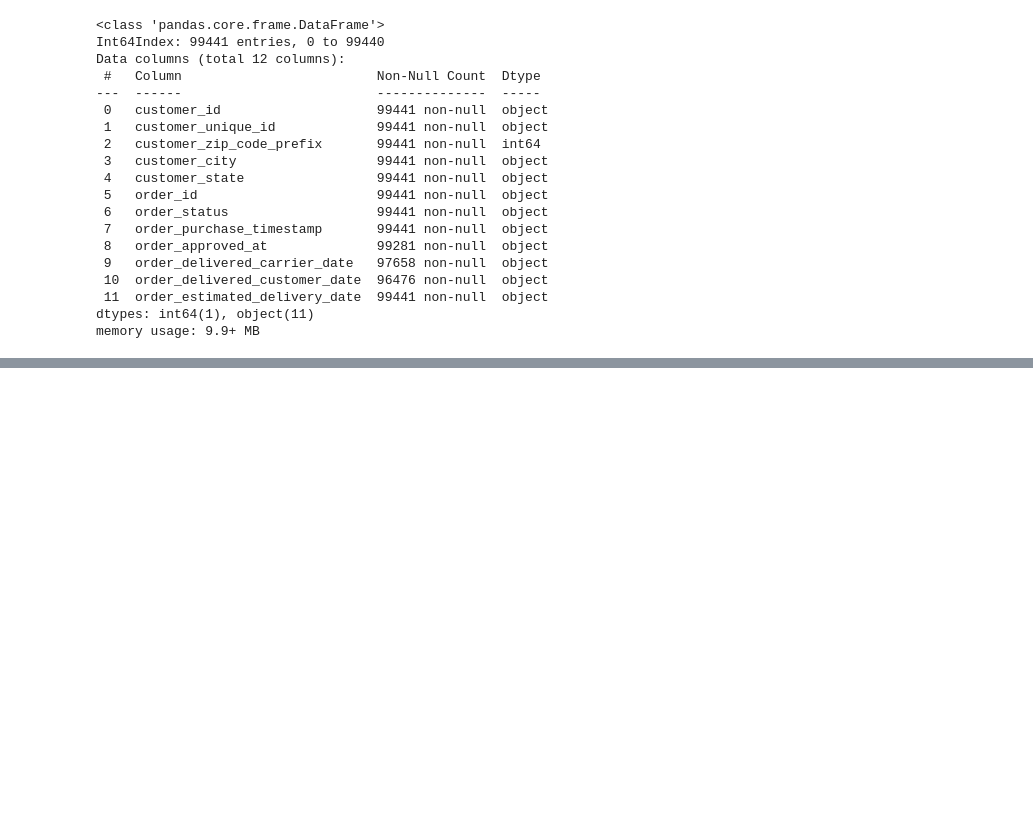
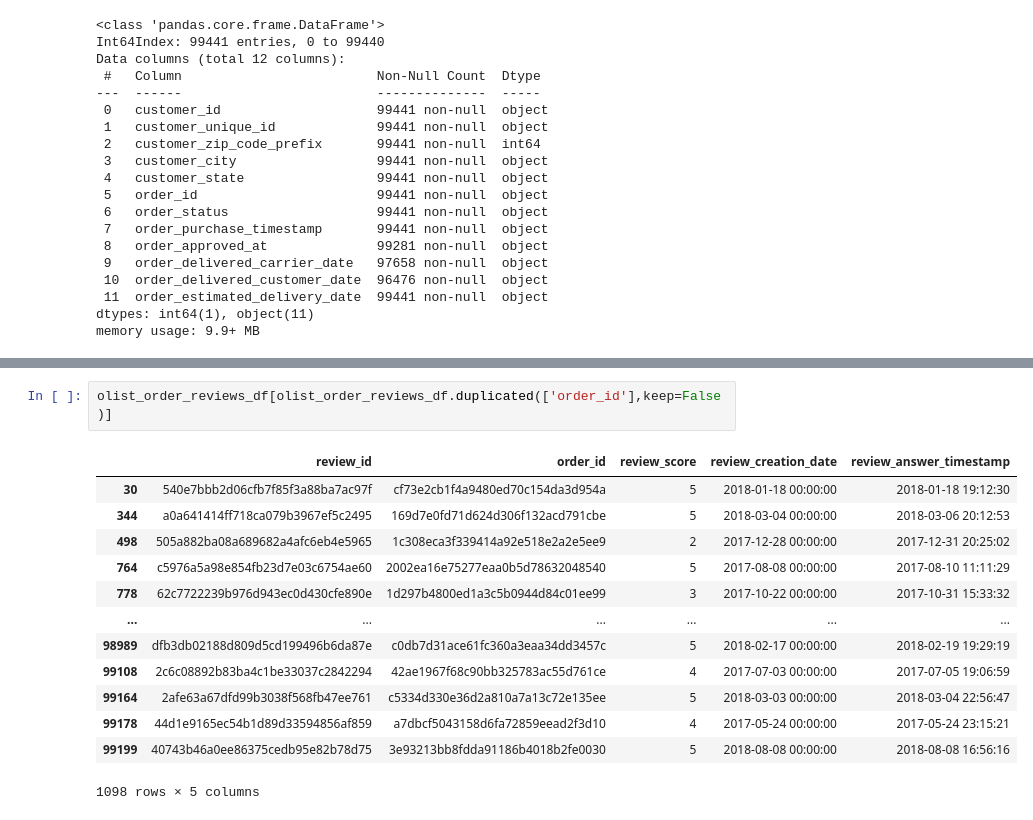
Before and after one commit to MariaDBPerez/clients_segmentation, a Jupyter notebook: project_5.ipynb, the cells around one changed output, grey strips where cells are left out. Saved outputs shown, nothing was run; the diff lists cells and outputs as text; blank space fills up the shorter version.

```diff
--- a/project_5.ipynb
+++ b/project_5.ipynb
@@ -386,0 +470,16 @@ We will perform the third merge by merging the resulting data frame from the sec
+# %%
+olist_order_reviews_df[olist_order_reviews_df.duplicated(['order_id'],keep=False)]
+# %% [output]
+|  | review_id | order_id | review_score | review_creation_date | review_answer_timestamp |
+| 30 | 540e7bbb2d06cfb7f85f3a88ba7ac97f | cf73e2cb1f4a9480ed70c154da3d954a | 5 | 2018-01-18 00:00:00 | 2018-01-18 19:12:30 |
+| 344 | a0a641414ff718ca079b3967ef5c2495 | 169d7e0fd71d624d306f132acd791cbe | 5 | 2018-03-04 00:00:00 | 2018-03-06 20:12:53 |
+| 498 | 505a882ba08a689682a4afc6eb4e5965 | 1c308eca3f339414a92e518e2a2e5ee9 | 2 | 2017-12-28 00:00:00 | 2017-12-31 20:25:02 |
+| 764 | c5976a5a98e854fb23d7e03c6754ae60 | 2002ea16e75277eaa0b5d78632048540 | 5 | 2017-08-08 00:00:00 | 2017-08-10 11:11:29 |
+| 778 | 62c7722239b976d943ec0d430cfe890e | 1d297b4800ed1a3c5b0944d84c01ee99 | 3 | 2017-10-22 00:00:00 | 2017-10-31 15:33:32 |
+| ... | ... | ... | ... | ... | ... |
+| 98989 | dfb3db02188d809d5cd199496b6da87e | c0db7d31ace61fc360a3eaa34dd3457c | 5 | 2018-02-17 00:00:00 | 2018-02-19 19:29:19 |
+| 99108 | 2c6c08892b83ba4c1be33037c2842294 | 42ae1967f68c90bb325783ac55d761ce | 4 | 2017-07-03 00:00:00 | 2017-07-05 19:06:59 |
+| 99164 | 2afe63a67dfd99b3038f568fb47ee761 | c5334d330e36d2a810a7a13c72e135ee | 5 | 2018-03-03 00:00:00 | 2018-03-04 22:56:47 |
+| 99178 | 44d1e9165ec54b1d89d33594856af859 | a7dbcf5043158d6fa72859eead2f3d10 | 4 | 2017-05-24 00:00:00 | 2017-05-24 23:15:21 |
+| 99199 | 40743b46a0ee86375cedb95e82b78d75 | 3e93213bb8fdda91186b4018b2fe0030 | 5 | 2018-08-08 00:00:00 | 2018-08-08 16:56:16 |
+1098 rows × 5 columns
```
Also changed, not shown: parts of 70 cells of this notebook.
